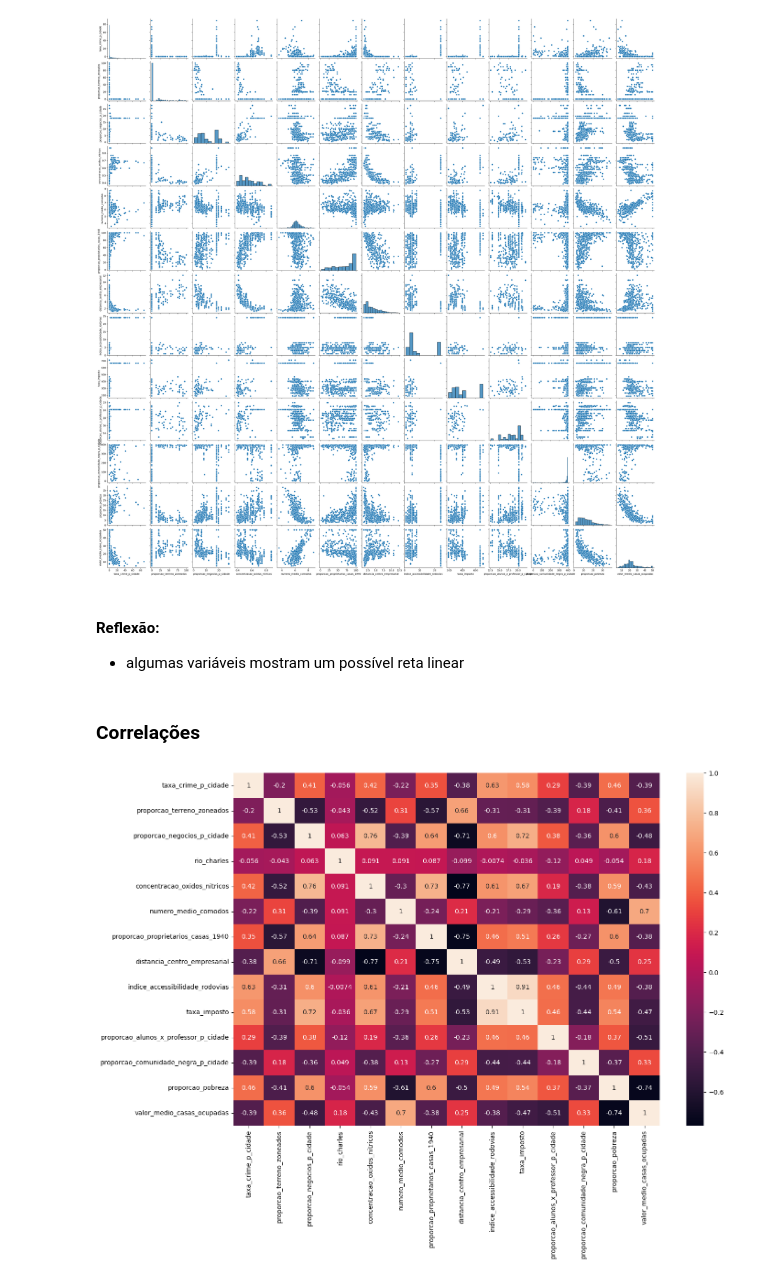
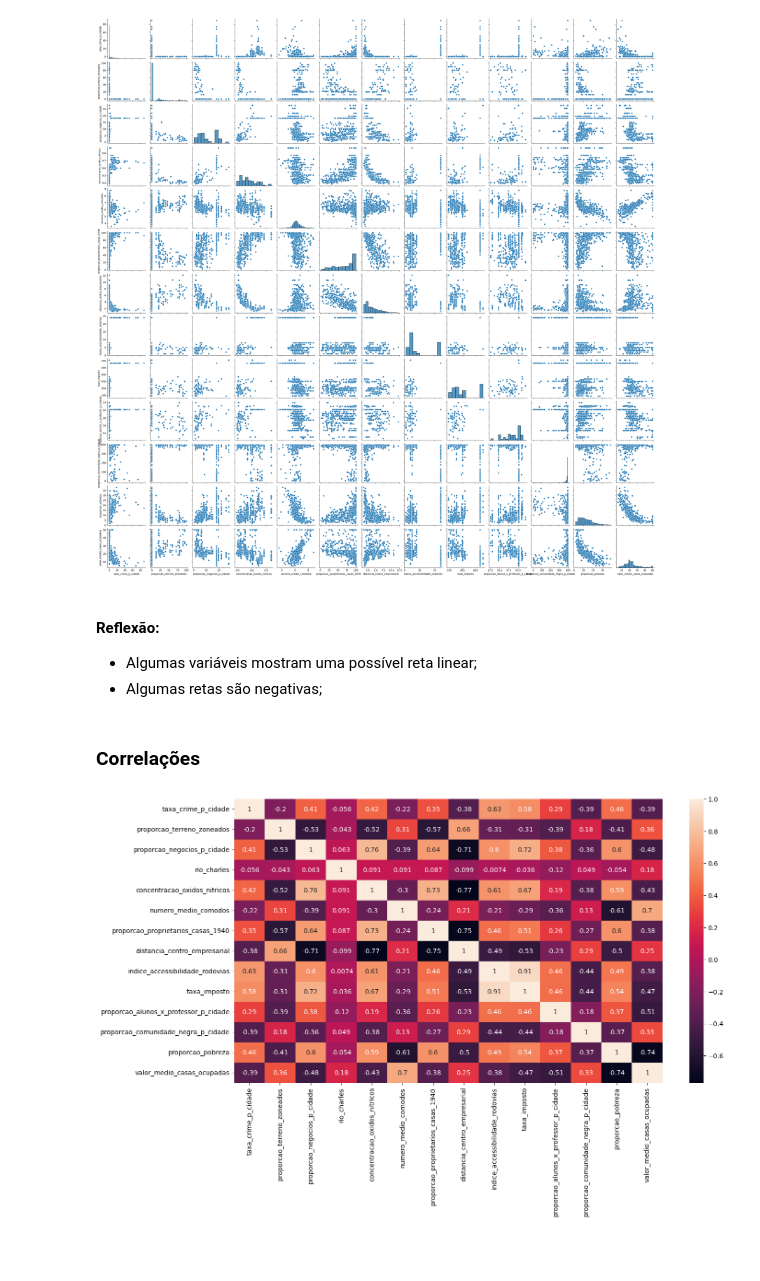
Before and after one commit to robson-quaresma/multiple-regression-housing-price, a Jupyter notebook: boston_housing_price.ipynb, the cells around one changed output. Saved outputs shown, nothing was run; the diff lists cells and outputs as text; code cells hidden in the pictures; blank space fills up the shorter version.

```diff
--- a/boston_housing_price.ipynb
+++ b/boston_housing_price.ipynb
@@ -410,14 +413,15 @@ plt.show()
 [figure]
 # %% [markdown]
 #### Reflexão:
-- algumas variáveis mostram um possível reta linear
+- Algumas variáveis mostram uma possível reta linear;
+- Algumas retas são negativas;
 # %% [markdown]
 ### Correlações
 # %%
 dfr_corr = dfr.corr()
 # %%
-plt.figure(figsize=(15, 10))
+plt.figure(figsize=(15, 8))
 sns.heatmap(dfr_corr, annot=True)
 plt.show()
 # %% [output]
-[figure, old version]
+[figure, new version]
```
Also changed, not shown: parts of 34 cells of this notebook.
